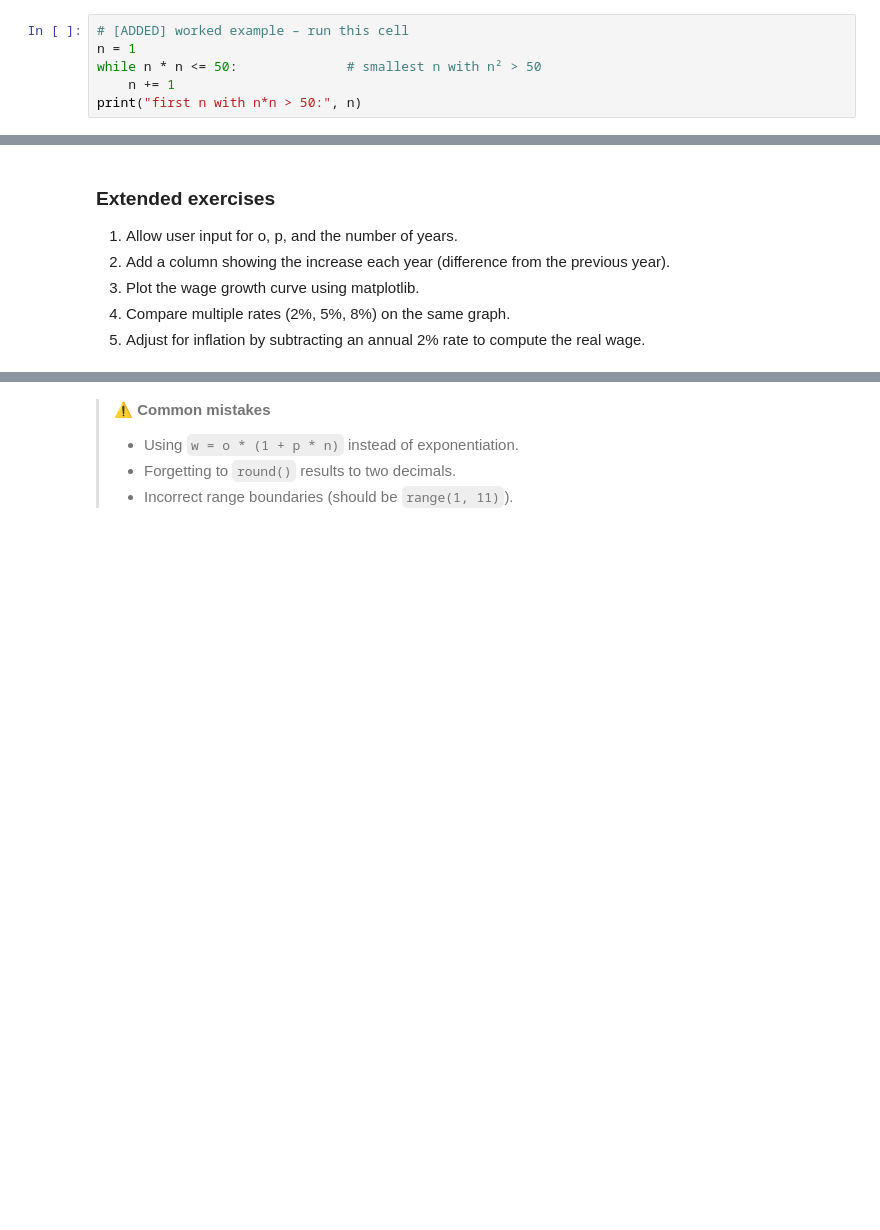
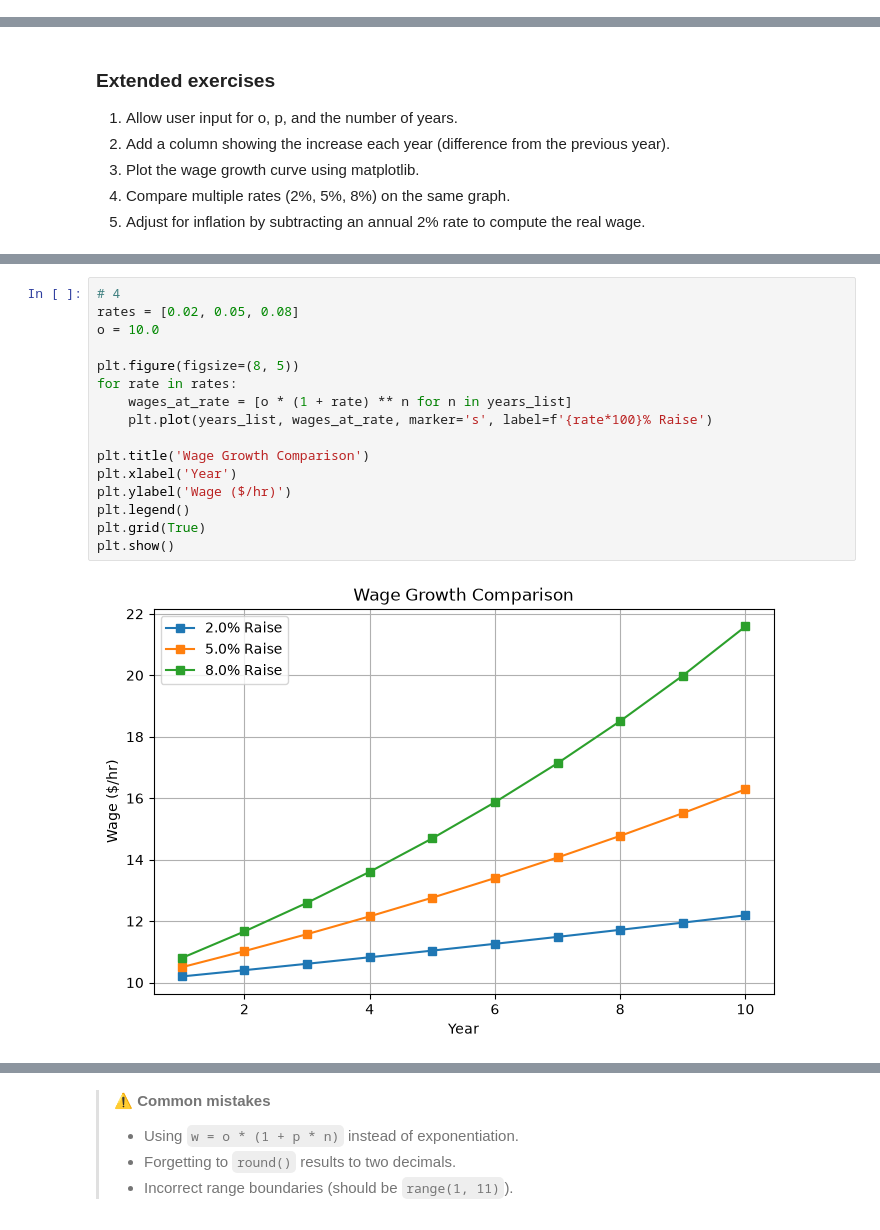
Before and after one commit to tunguyen5687/IT149IU_lab2_Nguyen-Anh-Tu_ITDSIU23026, a Jupyter notebook: FoP_Lab2_Nguyễn Anh Tú_ITDSIU23026.ipynb, the cells around one changed output, grey strips where cells are left out. Cells and saved outputs as stored; diff of their text form; blank space fills up the shorter version.

```diff
--- a/FoP_Lab2_Nguyễn Anh Tú_ITDSIU23026.ipynb
+++ b/FoP_Lab2_Nguyễn Anh Tú_ITDSIU23026.ipynb
@@ -89,6 +20,0 @@ for ch in "IU":                 # a string is a sequence of characters
-# %%
-# [ADDED] worked example – run this cell
-n = 1
-while n * n <= 50:              # smallest n with n² > 50
-    n += 1
-print("first n with n*n > 50:", n)
@@ -344,0 +460,18 @@ Year   Wage ($/hr)
+# %%
+# 4
+rates = [0.02, 0.05, 0.08]
+o = 10.0
+
+plt.figure(figsize=(8, 5))
+for rate in rates:
+    wages_at_rate = [o * (1 + rate) ** n for n in years_list]
+    plt.plot(years_list, wages_at_rate, marker='s', label=f'{rate*100}% Raise')
+
+plt.title('Wage Growth Comparison')
+plt.xlabel('Year')
+plt.ylabel('Wage ($/hr)')
+plt.legend()
+plt.grid(True)
+plt.show()
+# %% [output]
+[figure, added]
```
Also changed, not shown: parts of 55 cells of this notebook.
